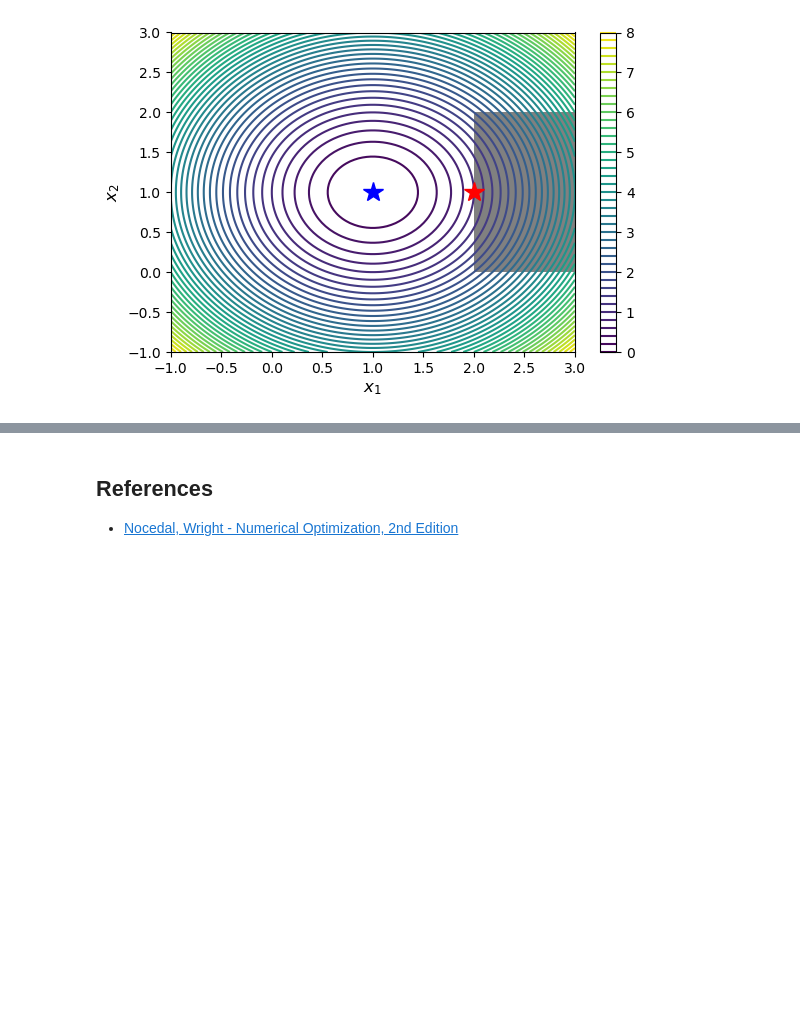
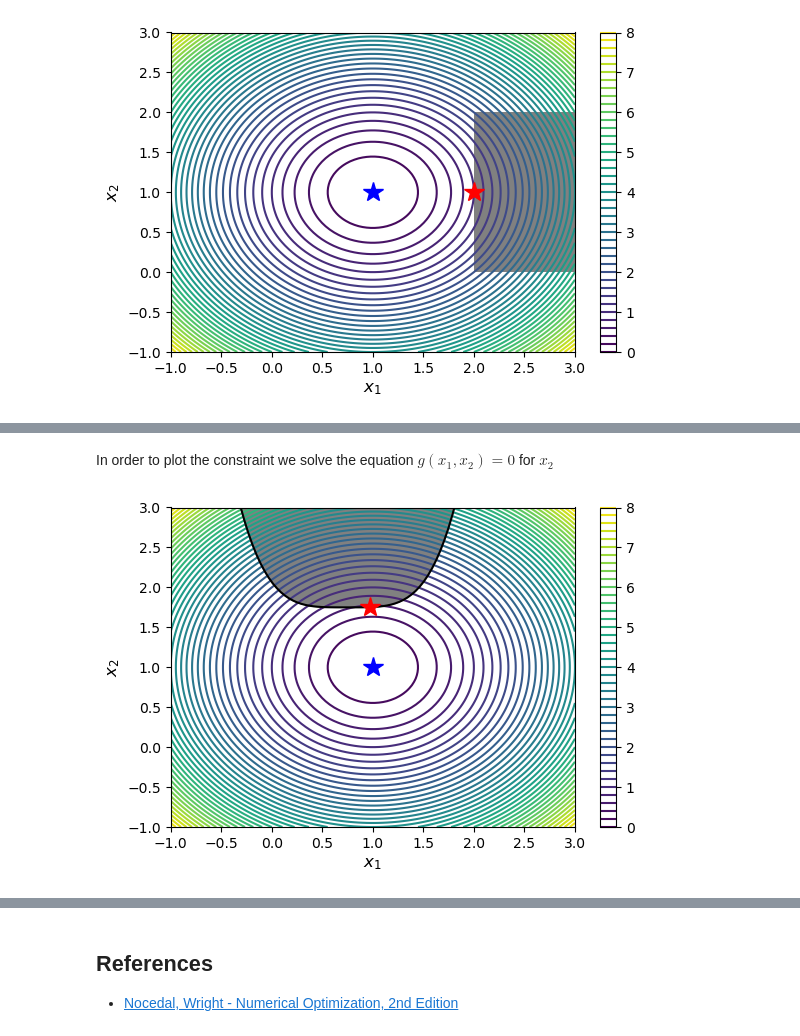
Before and after one commit to luigiselmi/numethods, a Jupyter notebook: johansson/optimization.ipynb, the cells around one changed output, grey strips where cells are left out. Drawn from its saved outputs; the diff is of its cells as text; code cells hidden in the pictures; blank space fills up the shorter version.

```diff
--- a/johansson/optimization.ipynb
+++ b/johansson/optimization.ipynb
@@ -422,0 +516,3 @@ fig.tight_layout()
+# %%
+def f(X):
+    return (X[0] - 1)**2 + (X[1] - 1)**2
@@ -422,0 +536,19 @@ fig.tight_layout()
+# %% [markdown]
+In order to plot the constraint we solve the equation $g(x_1, x_2)=0$ for $x_2$
+# %%
+fig, ax = plt.subplots(figsize=(6, 4))
+x_ = y_ = np.linspace(-1, 3, 100)
+X, Y = np.meshgrid(x_, y_)
+c = ax.contour(X, Y, func_X_Y_to_XY(f, X, Y), 50)
+ax.plot(x_opt[0], x_opt[1], 'b*', markersize=15)
+x2 = 1.75 + (x_ - 0.75)**4
+ax.plot(x_, x2, 'k-', markersize=15)
+ax.fill_between(x_, x2, 3, color="grey")
+ax.plot(x_cons_opt[0], x_cons_opt[1], 'r*', markersize=15)
+ax.set_ylim(-1, 3)
+ax.set_xlabel(r"$x_1$", fontsize=12)
+ax.set_ylabel(r"$x_2$", fontsize=12)
+plt.colorbar(c, ax=ax)
+fig.tight_layout()
+# %% [output]
+[figure, added]
```
Also changed, not shown: parts of 27 cells of this notebook, 1 other file.
